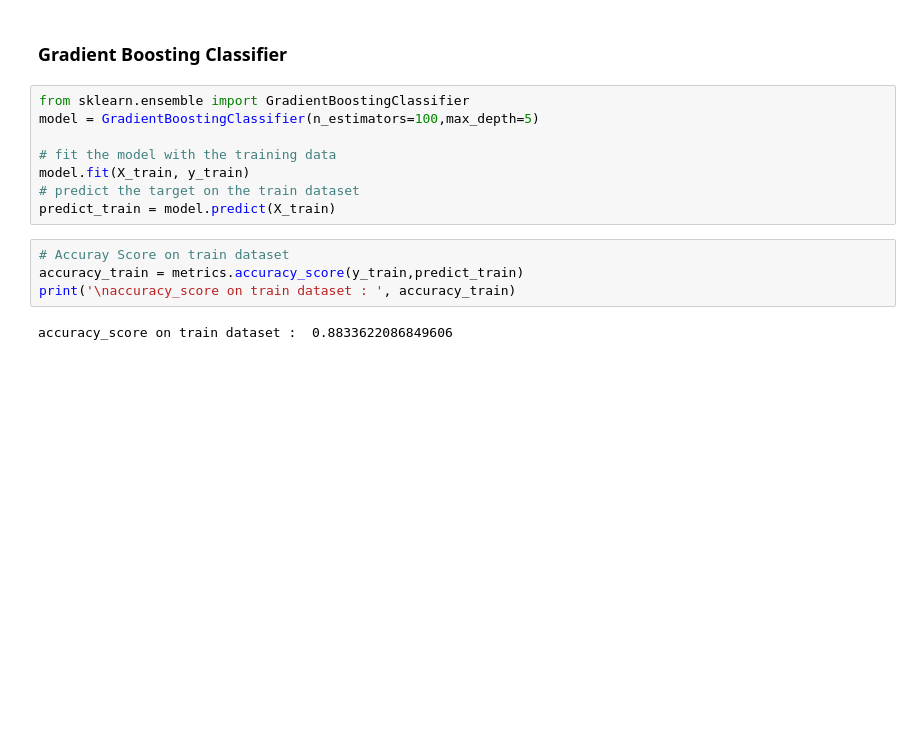
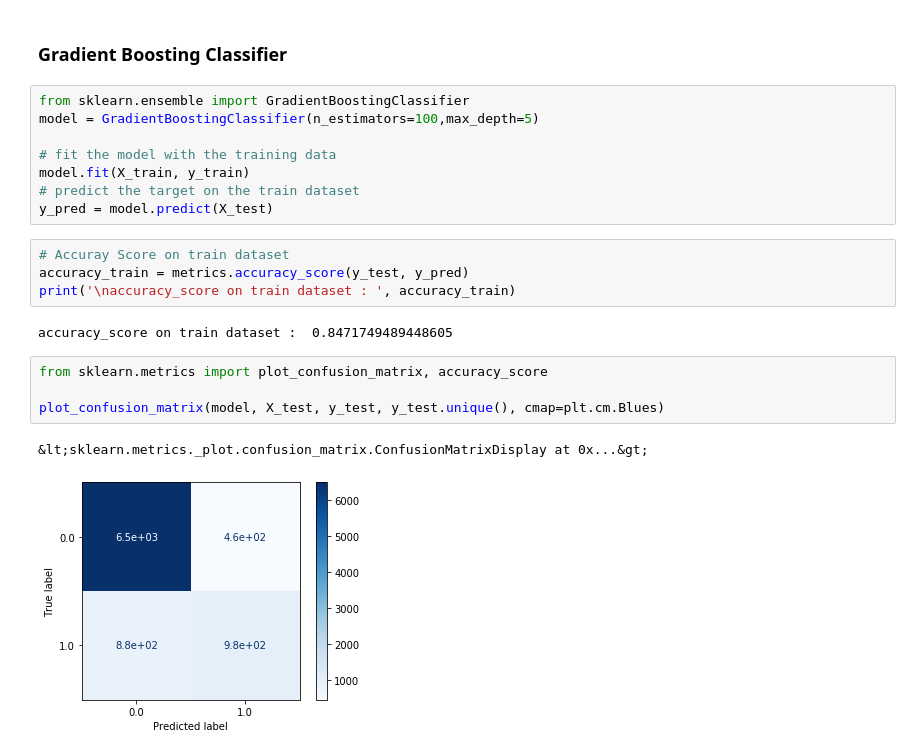
Before and after one commit to arifcanaksoy/MachineLearning_H1N1, a Jupyter notebook: playground_h1n1.ipynb, the cells around one changed output. Saved outputs shown, nothing was run; the diff lists cells and outputs as text; blank space fills up the shorter version.

```diff
--- a/playground_h1n1.ipynb
+++ b/playground_h1n1.ipynb
@@ -305,13 +355,20 @@ model = GradientBoostingClassifier(n_estimators=100,max_depth=5)
 # fit the model with the training data
 model.fit(X_train, y_train)
 # predict the target on the train dataset
-predict_train = model.predict(X_train)
+y_pred = model.predict(X_test)
 # %%
 # Accuray Score on train dataset
-accuracy_train = metrics.accuracy_score(y_train,predict_train)
+accuracy_train = metrics.accuracy_score(y_test, y_pred)
 print('\naccuracy_score on train dataset : ', accuracy_train)
 # %% [output]
-accuracy_score on train dataset :  0.8833622086849606
+accuracy_score on train dataset :  0.8471749489448605
+# %%
+from sklearn.metrics import plot_confusion_matrix, accuracy_score
+
+plot_confusion_matrix(model, X_test, y_test, y_test.unique(), cmap=plt.cm.Blues)
+# %% [output]
+&lt;sklearn.metrics._plot.confusion_matrix.ConfusionMatrixDisplay at 0x...&gt;
+[figure, added]
 # %%
 feature_importance = model.feature_importances_
 # make importances relative to max importance
```
Also changed, not shown: parts of 37 cells of this notebook.
